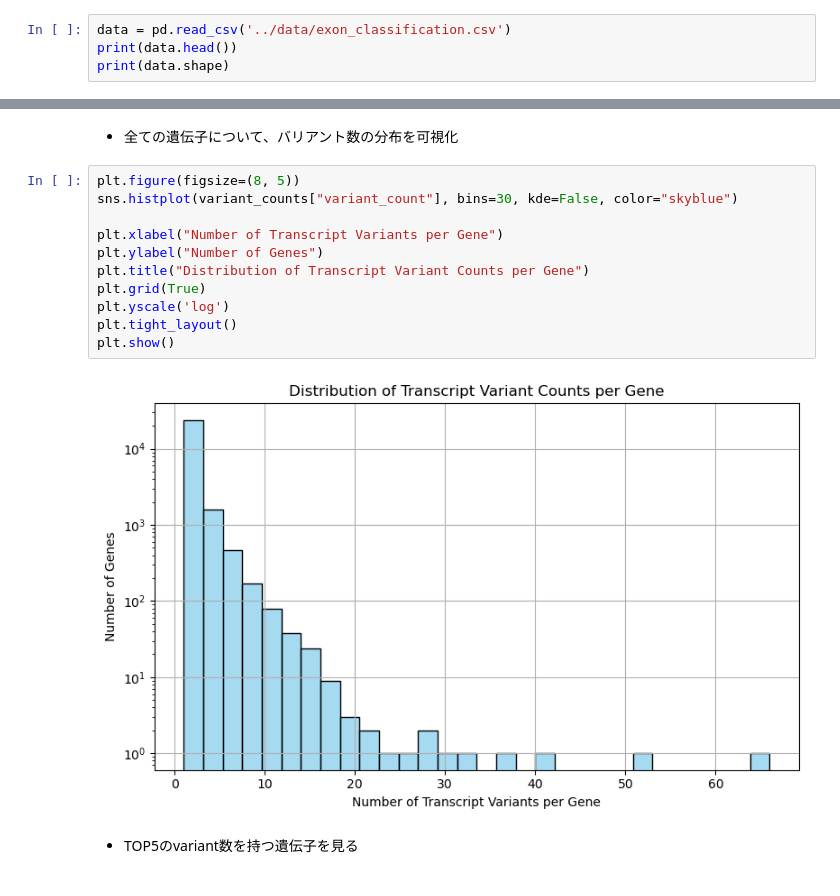
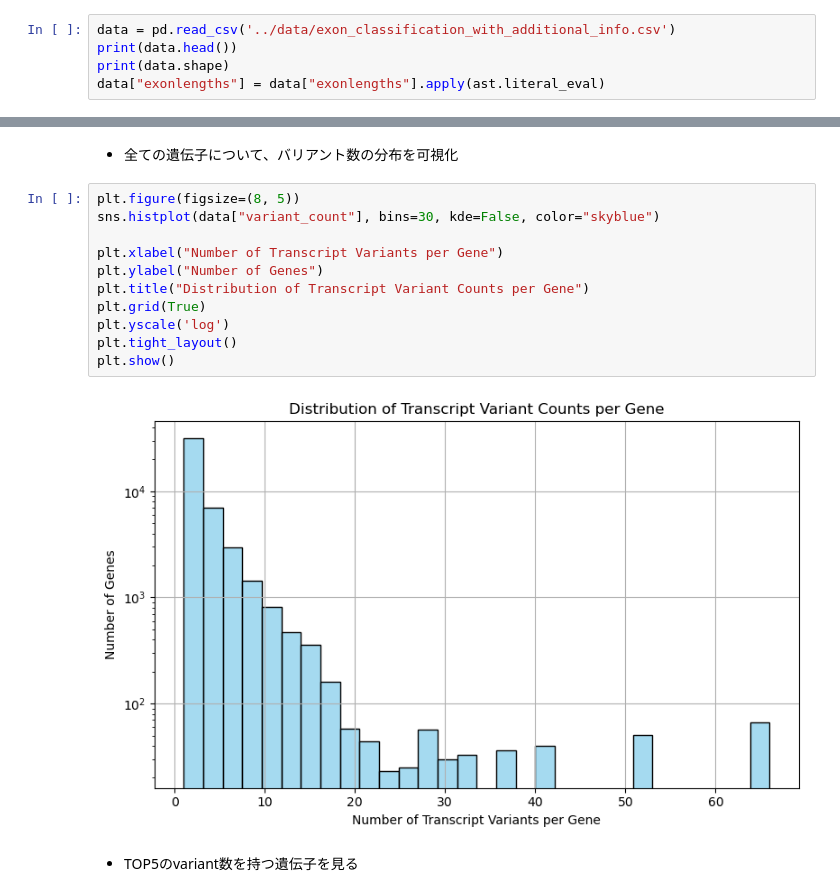
Before and after one commit to kinari-labwork/AltEx-BE, a Jupyter notebook: script/exon_analysis.ipynb, the cells around one changed output, grey strips where cells are left out. Cells and saved outputs as stored; diff of their text form.

Commit message:
skipped exon を含む遺伝子の数などを解析

```diff
--- a/script/exon_analysis.ipynb
+++ b/script/exon_analysis.ipynb
@@ -6,9 +7,10 @@ from matplotlib import pyplot as plt
 # %%
 pd.set_option('display.width', 200)
 # %%
-data = pd.read_csv('../data/exon_classification.csv')
+data = pd.read_csv('../data/exon_classification_with_additional_info.csv')
 print(data.head())
 print(data.shape)
+data["exonlengths"] = data["exonlengths"].apply(ast.literal_eval)
 # %% [output]
         geneName       name  chrom strand   txStart     txEnd  cdsStart    cdsEnd  exonCount                                         exonStarts                                           exonEnds  \
 0  0610005C13Rik  NR_038165   chr7      -  45217218  45224600  45224600  45224600          4           [45217218, 45223836, 45224031, 45224550]           [45217803, 45223946, 45224201, 45224600]
@@ -28,17 +33,17 @@ print(data.shape)
 - 全ての遺伝子について、バリアント数の分布を可視化
 # %%
 plt.figure(figsize=(8, 5))
-sns.histplot(variant_counts["variant_count"], bins=30, kde=False, color="skyblue")
+sns.histplot(data["variant_count"], bins=30, kde=False, color="skyblue")
 
 plt.xlabel("Number of Transcript Variants per Gene")
 plt.ylabel("Number of Genes")
 plt.title("Distribution of Transcript Variant Counts per Gene")
 plt.grid(True)
 plt.yscale('log')
 plt.tight_layout()
 plt.show()
 # %% [output]
-[figure, old version]
+[figure, new version]
 # %% [markdown]
 - TOP5のvariant数を持つ遺伝子を見る
 # %%
```
Also changed, not shown: parts of 8 cells of this notebook.
